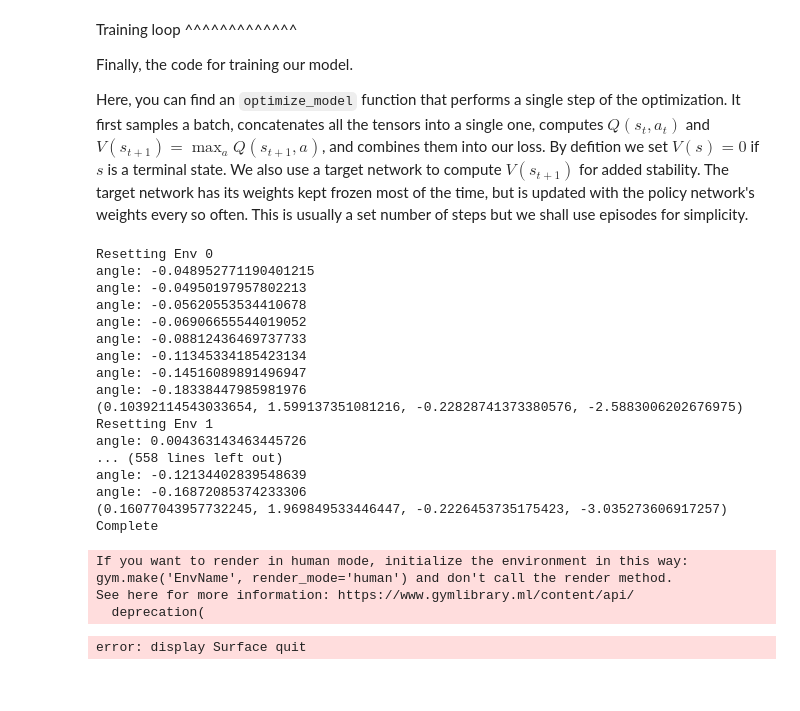
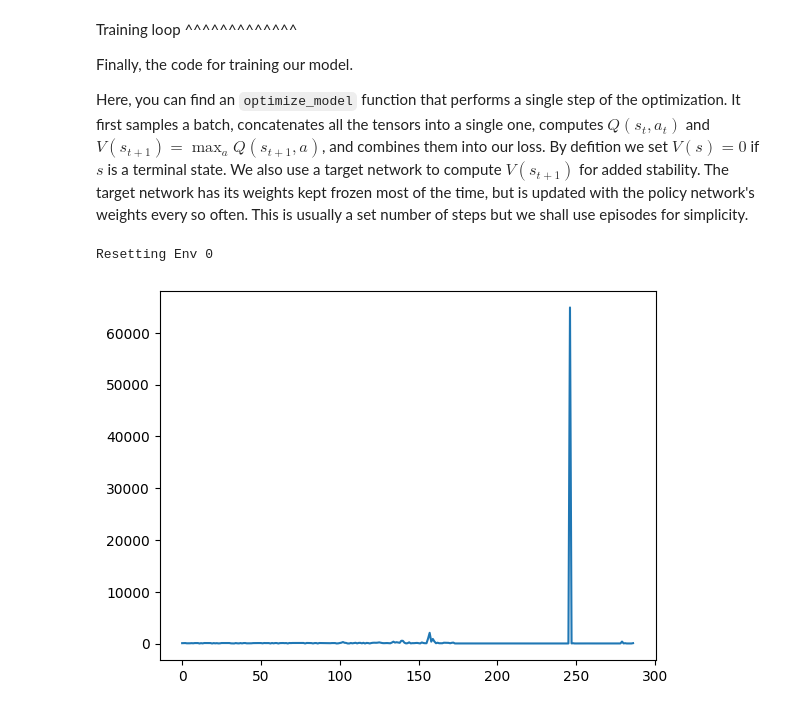
Before and after one commit to enjeyw/RL_stuff, a Jupyter notebook: _downloads/reinforcement_q_learning.ipynb, the cells around one changed output. Cells and saved outputs as stored; diff of their text form; code cells hidden in the pictures.

```diff
--- a/_downloads/reinforcement_q_learning.ipynb
+++ b/_downloads/reinforcement_q_learning.ipynb
@@ -195,9 +195,9 @@ class DQN(nn.Module):
 
     def __init__(self):
         super(DQN, self).__init__()
-        self.l1 = nn.Linear(4, 20)
-        self.l2 = nn.Linear(20, 20)
-        self.l3 = nn.Linear(20, 2)
+        self.l1 = nn.Linear(8, 40)
+        self.l2 = nn.Linear(40, 40)
+        self.l3 = nn.Linear(40, 2)
         self._initialize_weights()
 
     def _initialize_weights(self):
@@ -320,11 +320,14 @@ def select_action(state):
             # print(policy_qs)
             # print(np.argmax(policy_qs))
             # print("Greedy action")
+            # print(f"G{torch.argmax(policy_qs).view(1, 1).item()}", end =" ")
             return torch.argmax(policy_qs).view(1, 1)
             return policy_net(state).max(1)[1].view(1, 1)
     else:
         # print("Explore action")
-        return torch.tensor([[random.randrange(2)]], device=device, dtype=torch.long)
+        a = torch.tensor([[random.randrange(2)]], device=device, dtype=torch.long)
+        # print(f"E{a.item()}", end =" ")
+        return a
 
 
 episode_durations = []
@@ -419,16 +422,17 @@ def optimize_model():
     #     param.grad.data.clamp_(-1, 1)
     optimizer.step()
 # %%
-num_episodes = 50
+num_episodes = 1000
+episode_durations = []
 for i_episode in range(num_episodes):
     # Initialize the environment and state
     print(f"Resetting Env {i_episode}")
     env.reset()
     last_screen = torch.tensor(env.state, device=device, dtype=torch.float32)
     current_screen = torch.tensor(env.state, device=device, dtype=torch.float32)
-    state = current_screen - last_screen
+    state = torch.cat([current_screen, last_screen])
     for t in count():
-        print(f"angle: {env.state[2]}")
+        # print(f"angle: {env.state[2]}")
         # Select and perform an action
         # print(f"state: {state}")
         action = select_action(state)
@@ -440,7 +444,8 @@ for i_episode in range(num_episodes):
         last_screen = current_screen
         current_screen = torch.tensor(env.state, device=device, dtype=torch.float32)
         if not done:
-            next_state = current_screen - last_screen
+            # next_state = current_screen - last_screen
+            next_state = torch.cat([current_screen, last_screen])
         else:
             next_state = None
 
@@ -453,7 +458,9 @@ for i_episode in range(num_episodes):
         # Perform one step of the optimization (on the target network)
         optimize_model()
         if done:
+            print(" ")
             print(env.state)
+            print(t)
             episode_durations.append(t + 1)
             plot_durations()
             break
@@ -468,26 +475,11 @@ env.close()
 # plt.show()
 # %% [output]
 Resetting Env 0
-angle: -0.048952771190401215
-angle: -0.04950197957802213
-angle: -0.05620553534410678
-angle: -0.06906655544019052
-angle: -0.08812436469737733
-angle: -0.11345334185423134
-angle: -0.14516089891496947
-angle: -0.18338447985981976
-(0.10392114543033654, 1.599137351081216, -0.22828741373380576, -2.5883006202676975)
-Resetting Env 1
-angle: 0.004363143463445726
-... (558 lines left out)
-angle: -0.12134402839548639
-angle: -0.16872085374233306
-(0.16077043957732245, 1.969849533446447, -0.2226453735175423, -3.035273606917257)
-Complete
-If you want to render in human mode, initialize the environment in this way: gym.make('EnvName', render_mode='human') and don't call the render method.
-See here for more information: https://www.gymlibrary.ml/content/api/
-  deprecation(
-error: display Surface quit
+# %%
+plt.plot(episode_durations)
+plt.show()
+# %% [output]
+[figure, added]
 # %%
 # Instantiate the model
 model = DQN()
```
Also changed, not shown: parts of 1 cell of this notebook.
